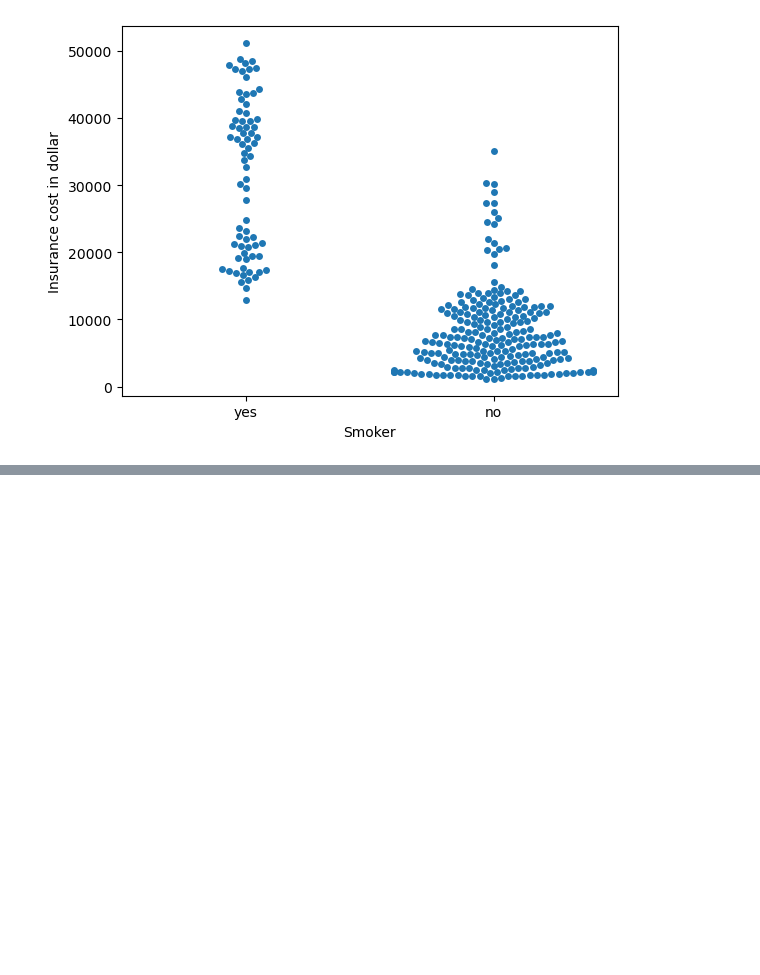
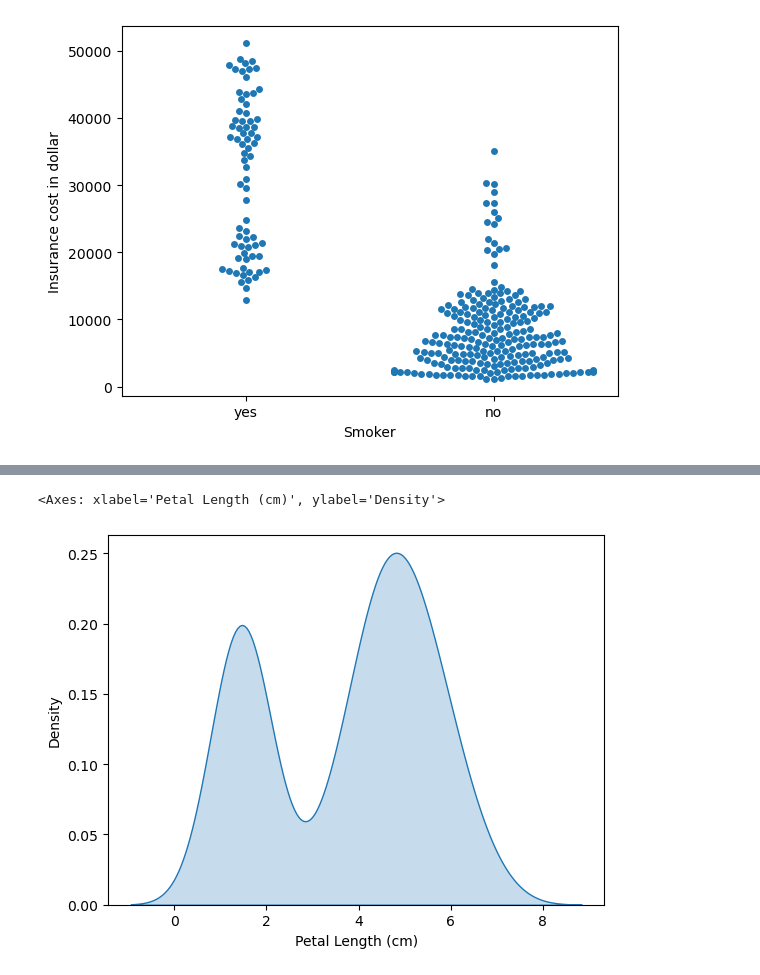
Before and after one commit to TobiRo7/ML_Learning_Journey, a Jupyter notebook: Kaggle_&_Projects/Data_visualization_tutorial/Data_visualization.ipynb, the cells around one changed output, grey strips where cells are left out. Drawn from its saved outputs; the diff is of its cells as text; code cells hidden in the pictures; blank space fills up the shorter version.

```diff
--- a/Kaggle_&_Projects/Data_visualization_tutorial/Data_visualization.ipynb
+++ b/Kaggle_&_Projects/Data_visualization_tutorial/Data_visualization.ipynb
@@ -221,0 +250,6 @@ Text(20.347222222222214, 0.5, 'Insurance cost in dollar')
+# %%
+# plot the same data in a kernel density estimate plot (KDE)
+sns.kdeplot(data=iris_data['Petal Length (cm)'], fill=True)
+# %% [output]
+<Axes: xlabel='Petal Length (cm)', ylabel='Density'>
+[figure, added]
```
Also changed, not shown: parts of 15 cells of this notebook.
